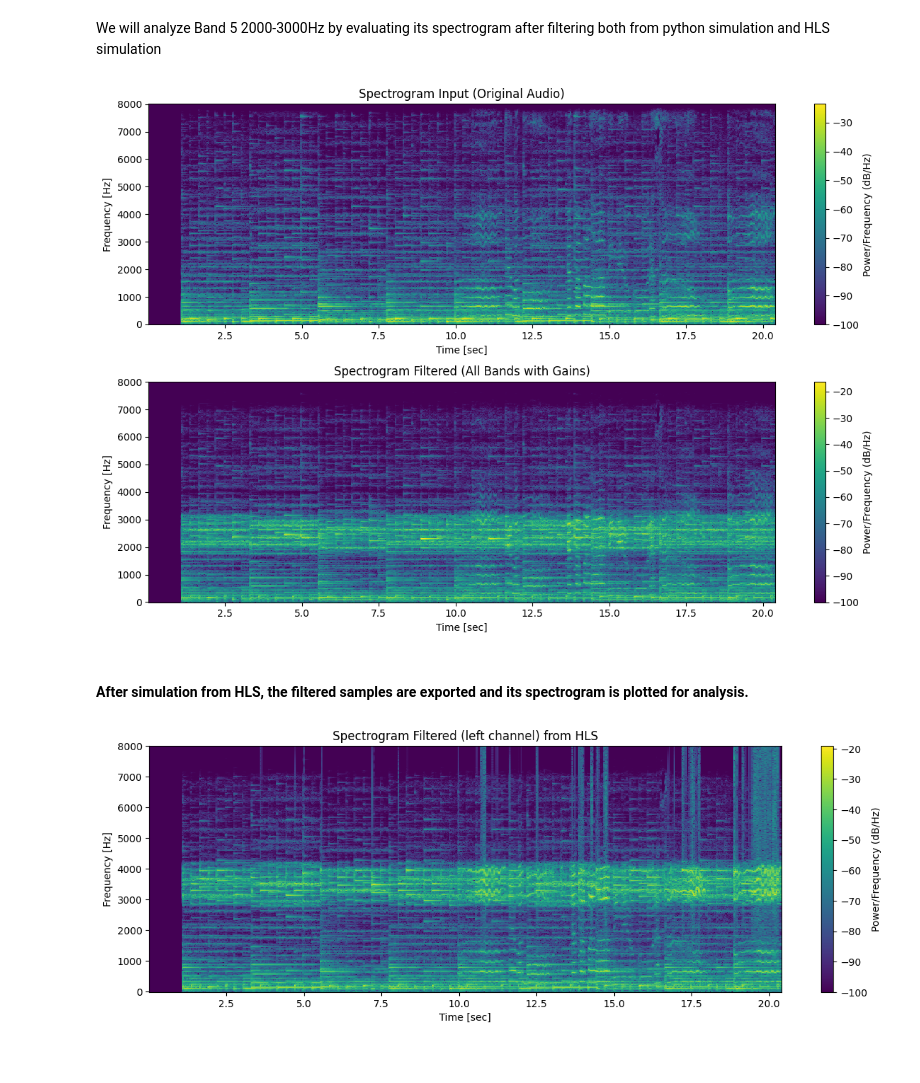
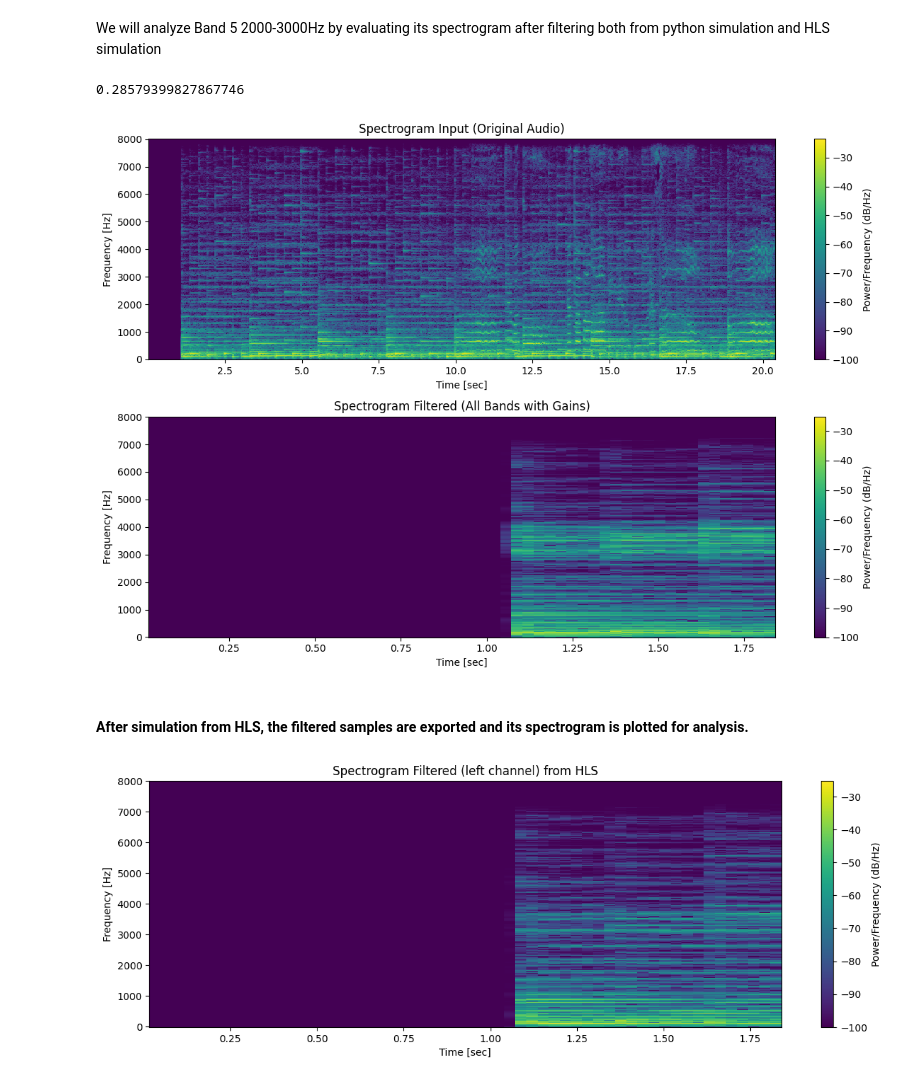
Before and after one commit to thebikashpokhrel/FPGA-based-Digital-Hearing-Aid, a Jupyter notebook: python_simulations/multiband_filters.ipynb, the cells around one changed output. Cells and saved outputs as stored; diff of their text form; code cells hidden in the pictures.

Commit message:
add:four band custom FIR filter

```diff
--- a/python_simulations/multiband_filters.ipynb
+++ b/python_simulations/multiband_filters.ipynb
@@ -197,7 +231,6 @@ for k in range(num_bands):
 # %%
 # Plot spectrograms
 f, t, Sxx_in = spectrogram(x_left, fs=fs, nperseg=1024, noverlap=512)
-f, t, Sxx_out = spectrogram(y, fs=fs, nperseg=1024, noverlap=512)
 
 plt.figure(figsize=(12, 8))
 
@@ -208,6 +241,9 @@ plt.xlabel('Time [sec]')
 plt.title('Spectrogram Input (Original Audio)')
 plt.colorbar(label='Power/Frequency (dB/Hz)')
 
+f, t, Sxx_out = spectrogram(y[0:30000], fs=fs, nperseg=1024, noverlap=512)
+print(y[22345])
+
 plt.subplot(2,1,2)
 plt.pcolormesh(t, f, 10 * np.log10(Sxx_out + 1e-10))
 plt.ylabel('Frequency [Hz]')
@@ -218,26 +254,28 @@ plt.colorbar(label='Power/Frequency (dB/Hz)')
 plt.tight_layout()
 plt.show()
 # %% [output]
+0.28579399827867746
-[figure, old version]
+[figure, new version]
 # %% [markdown]
 #### After simulation from HLS, the filtered samples are exported and its spectrogram is plotted for analysis.
 # %%
-data = np.loadtxt("data/filtered_stereo.txt")
+# data = np.loadtxt(r"data/filtered_stereo.txt")
+data = np.loadtxt(r"C:\Users\thebi\Desktop\MAJOR_PROJECT\SRC\HLS_Simulations\filterbanks\filterbanksim\filterbanksim\hls\csim\build\exports\filtered_stereo.txt")
 sr=16000
-left = data[:,0]   # left channel
+left = data[:,1]   # left channel
 
 f, t, Sxx_in = spectrogram(left, fs=sr, nperseg=1024, noverlap=512)
 
 plt.figure(figsize=(12, 8))
 
 plt.subplot(2,1,2)
 plt.pcolormesh(t, f, 10 * np.log10(Sxx_in + 1e-10))
 plt.ylabel('Frequency [Hz]')
 plt.xlabel('Time [sec]')
 plt.title('Spectrogram Filtered (left channel) from HLS')
 plt.colorbar(label='Power/Frequency (dB/Hz)')
 
 plt.tight_layout()
 plt.show()
 # %% [output]
-[figure, old version]
+[figure, new version]
```
Also changed, not shown: parts of 4 cells of this notebook, 17 other files.
